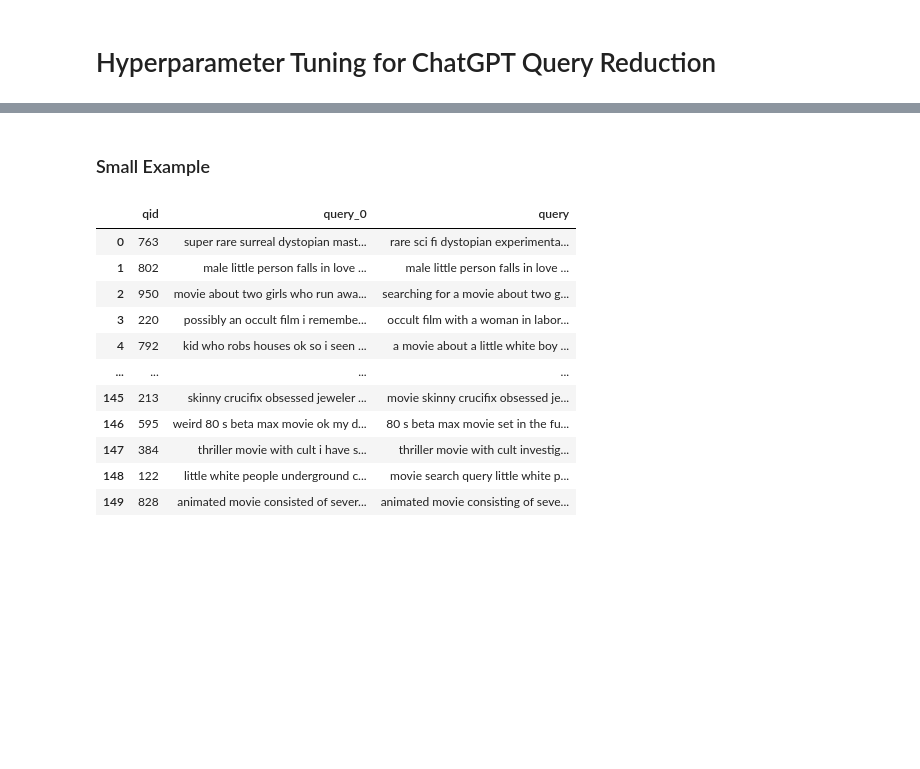
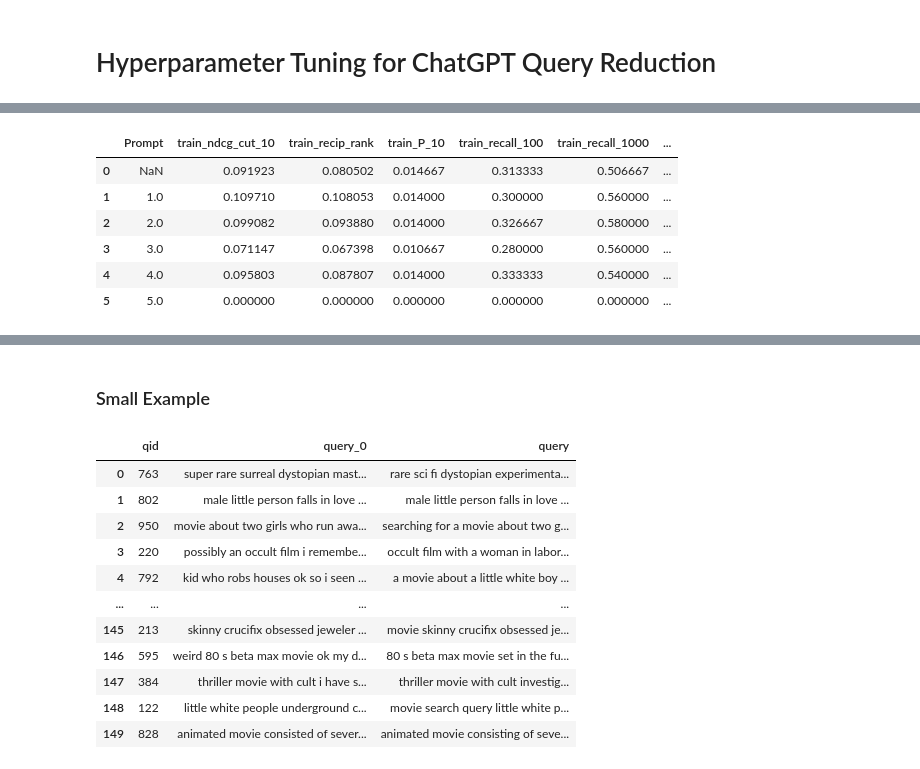
Before and after one commit to elisa97/IR-tip-of-the-tongue, a Jupyter notebook: tomt-query-reduction/hyperparameter-tuning-chatgpt-query-reduction.ipynb, the cells around one changed output, grey strips where cells are left out. Cells and saved outputs as stored; diff of their text form; code cells hidden in the pictures; blank space fills up the shorter version.

```diff
--- a/tomt-query-reduction/hyperparameter-tuning-chatgpt-query-reduction.ipynb
+++ b/tomt-query-reduction/hyperparameter-tuning-chatgpt-query-reduction.ipynb
@@ -40,6 +47,17 @@ for pipeline in tqdm(['1', '2', '3']):
 
 df = pd.DataFrame(df)
 df.to_json('hyperparameter-tuning-chat-gpt-results.jsonl', lines=True, orient='records')
+# %%
+df = pd.read_json('hyperparameter-tuning-chat-gpt-results.jsonl', lines=True)
+df
+# %% [output]
+|  | Prompt | train_ndcg_cut_10 | train_recip_rank | train_P_10 | train_recall_100 | train_recall_1000 | ... |
+| 0 | NaN | 0.091923 | 0.080502 | 0.014667 | 0.313333 | 0.506667 | ... |
+| 1 | 1.0 | 0.109710 | 0.108053 | 0.014000 | 0.300000 | 0.560000 | ... |
+| 2 | 2.0 | 0.099082 | 0.093880 | 0.014000 | 0.326667 | 0.580000 | ... |
+| 3 | 3.0 | 0.071147 | 0.067398 | 0.010667 | 0.280000 | 0.560000 | ... |
+| 4 | 4.0 | 0.095803 | 0.087807 | 0.014000 | 0.333333 | 0.540000 | ... |
+| 5 | 5.0 | 0.000000 | 0.000000 | 0.000000 | 0.000000 | 0.000000 | ... |
 # %%
 df = pd.read_json('hyperparameter-tuning-chat-gpt-results.jsonl', lines=True)
 df
```
Also changed, not shown: parts of 3 cells of this notebook, 9 other files.
